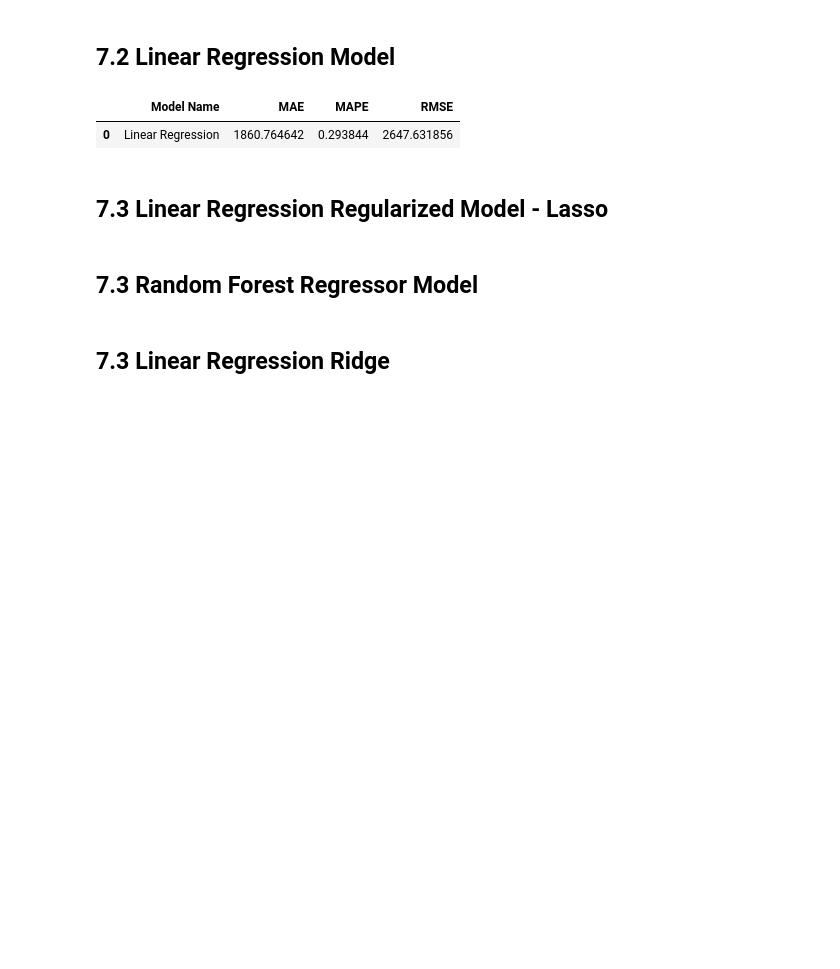
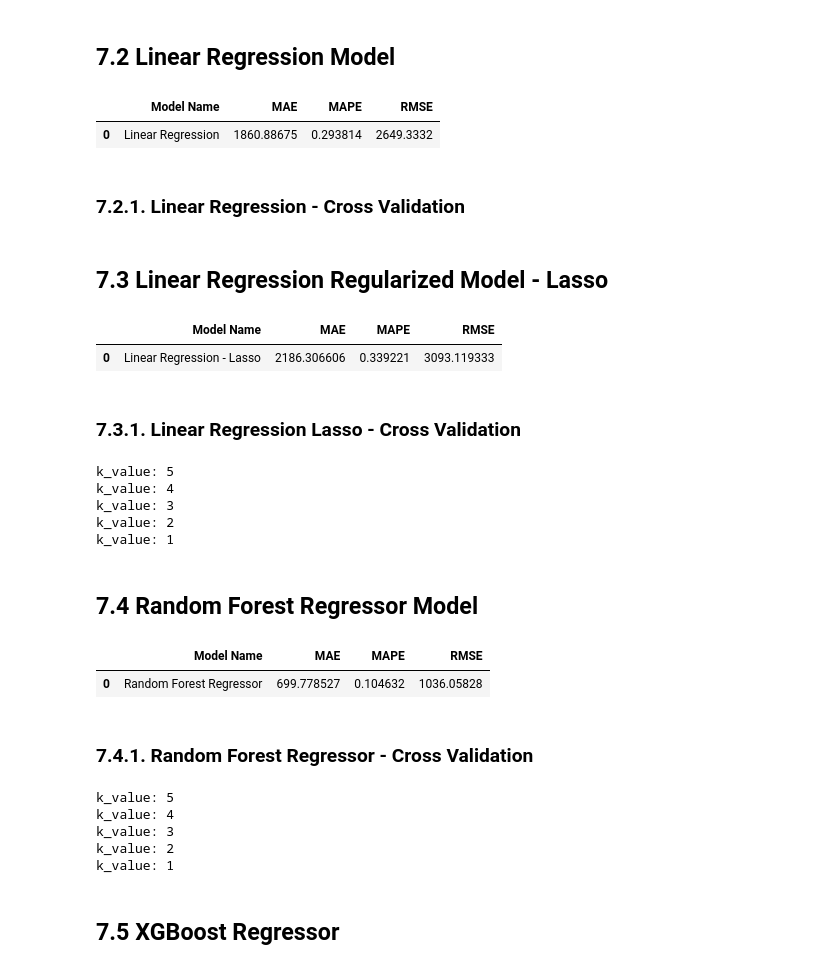
Before and after one commit to RafaelLuckner/ds_em_producao, a Jupyter notebook: modulo7.ipynb, the cells around one changed output. Cells and saved outputs as stored; diff of their text form; code cells hidden in the pictures; blank space fills up the shorter version.

```diff
--- a/modulo7.ipynb
+++ b/modulo7.ipynb
@@ -886,15 +940,16 @@ cols_not_selected_boruta = ['is_promo',
  'year']
 
 # columns to add
-feat_to_add = ['date']
+feat_to_add = ['date', 'sales']
 
 # final features
-cols_selected_boruta.extend(feat_to_add)
+cols_selected_boruta_full = cols_selected_boruta.copy()
+cols_selected_boruta_full = cols_selected_boruta_full + feat_to_add
 # %% [markdown]
 # 7.0 Passo 7- Machine Learning Modeling
 # %%
 x_train = X_train[cols_selected_boruta].copy()
-x_train['date'] = (x_train['date'] - pd.Timestamp('2000-01-01')).dt.days
 
 x_test = X_test[cols_selected_boruta].copy()
-x_test['date'] = (x_test['date'] - pd.Timestamp('2000-01-01')).dt.days
+
+X_training = X_train[cols_selected_boruta_full].copy()
@@ -943,4 +988,6 @@ lr_result = ml_error("Linear Regression", np.expm1( y_test ), np.expm1( yhat_lr
 lr_result
 # %% [output]
 |  | Model Name | MAE | MAPE | RMSE |
-| 0 | Linear Regression | 1860.764642 | 0.293844 | 2647.631856 |
+| 0 | Linear Regression | 1860.88675 | 0.293814 | 2649.3332 |
+# %% [markdown]
+### 7.2.1. Linear Regression - Cross Validation
@@ -948,18 +998,60 @@ lr_result
 ## 7.3 Linear Regression Regularized Model - Lasso
 # %%
 # define model
-model = Lasso(alpha= 0.00001)
+model = Lasso(alpha= 0.1)
 
 # fit
-lr = model.fit( x_train, y_train )
+lrr = model.fit( x_train, y_train )
 
 # model predict
-yhat_lr = lr.predict( x_test )
+yhat_lrr = lrr.predict( x_test )
 
 # performance
-lr_result = ml_error("Linear Regression", np.expm1( y_test ), np.expm1( yhat_lr ) )
-lr_result
+lrr_result = ml_error("Linear Regression - Lasso", np.expm1( y_test ), np.expm1( yhat_lrr ) )
+lrr_result
+# %% [output]
+|  | Model Name | MAE | MAPE | RMSE |
+| 0 | Linear Regression - Lasso | 2186.306606 | 0.339221 | 3093.119333 |
+# %% [markdown]
+### 7.3.1. Linear Regression Lasso - Cross Validation
+# %%
+model = Lasso(alpha = 0.1)
+lrr_cross = cross_validation(X_training, 5, 'Lasso', model, verbose = True)
+# %% [output]
+k_value: 5
+k_value: 4
+k_value: 3
+k_value: 2
+k_value: 1
 # %% [markdown]
-## 7.3 Random Forest Regressor Model
+## 7.4 Random Forest Regressor Model
+# %%
+# define model
+model = RandomForestRegressor(n_estimators=50, n_jobs=-1, random_state=9)
+
+# fit
+rf = model.fit( x_train, y_train )
+
+# model predict
+yhat_rf = rf.predict( x_test )
+
+# performance
+rf_result = ml_error("Random Forest Regressor ", np.expm1( y_test ), np.expm1( yhat_rf ) )
+
+rf_result
+# %% [output]
+|  | Model Name | MAE | MAPE | RMSE |
+| 0 | Random Forest Regressor | 699.778527 | 0.104632 | 1036.05828 |
+# %% [markdown]
+### 7.4.1. Random Forest Regressor - Cross Validation
+# %%
+model = RandomForestRegressor(n_estimators=50, n_jobs=-1, random_state=9)
+rf_cross = cross_validation(X_training, 5, 'Random Forest', model, verbose = True)
+# %% [output]
+k_value: 5
+k_value: 4
+k_value: 3
+k_value: 2
+k_value: 1
 # %% [markdown]
-## 7.3 Linear Regression Ridge
+## 7.5 XGBoost Regressor
```
Also changed, not shown: parts of 23 cells of this notebook, 1 other file.
